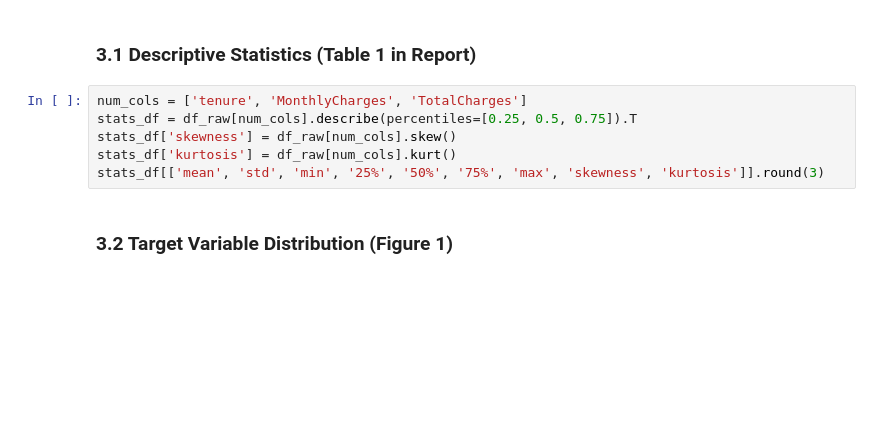
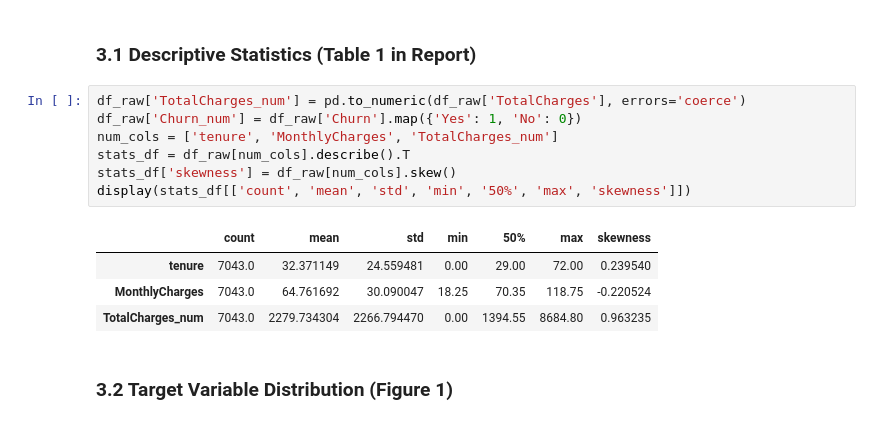
Before and after one commit to Winny04/Group13_6001CMD, a Jupyter notebook: notebooks/member1_boon.ipynb, the cells around one changed output. Cells and saved outputs as stored; diff of their text form; blank space fills up the shorter version.

```diff
--- a/notebooks/member1_boon.ipynb
+++ b/notebooks/member1_boon.ipynb
@@ -55,11 +78,17 @@ df_raw.head()
 # %% [markdown]
 ### 3.1 Descriptive Statistics (Table 1 in Report)
 # %%
-num_cols = ['tenure', 'MonthlyCharges', 'TotalCharges']
-stats_df = df_raw[num_cols].describe(percentiles=[0.25, 0.5, 0.75]).T
+df_raw['TotalCharges_num'] = pd.to_numeric(df_raw['TotalCharges'], errors='coerce')
+df_raw['Churn_num'] = df_raw['Churn'].map({'Yes': 1, 'No': 0})
+num_cols = ['tenure', 'MonthlyCharges', 'TotalCharges_num']
+stats_df = df_raw[num_cols].describe().T
 stats_df['skewness'] = df_raw[num_cols].skew()
-stats_df['kurtosis'] = df_raw[num_cols].kurt()
-stats_df[['mean', 'std', 'min', '25%', '50%', '75%', 'max', 'skewness', 'kurtosis']].round(3)
+display(stats_df[['count', 'mean', 'std', 'min', '50%', 'max', 'skewness']])
+# %% [output]
+|  | count | mean | std | min | 50% | max | skewness |
+| tenure | 7043.0 | 32.371149 | 24.559481 | 0.00 | 29.00 | 72.00 | 0.239540 |
+| MonthlyCharges | 7043.0 | 64.761692 | 30.090047 | 18.25 | 70.35 | 118.75 | -0.220524 |
+| TotalCharges_num | 7043.0 | 2279.734304 | 2266.794470 | 0.00 | 1394.55 | 8684.80 | 0.963235 |
 # %% [markdown]
 ### 3.2 Target Variable Distribution (Figure 1)
 # %%
```
Also changed, not shown: parts of 9 cells of this notebook.
